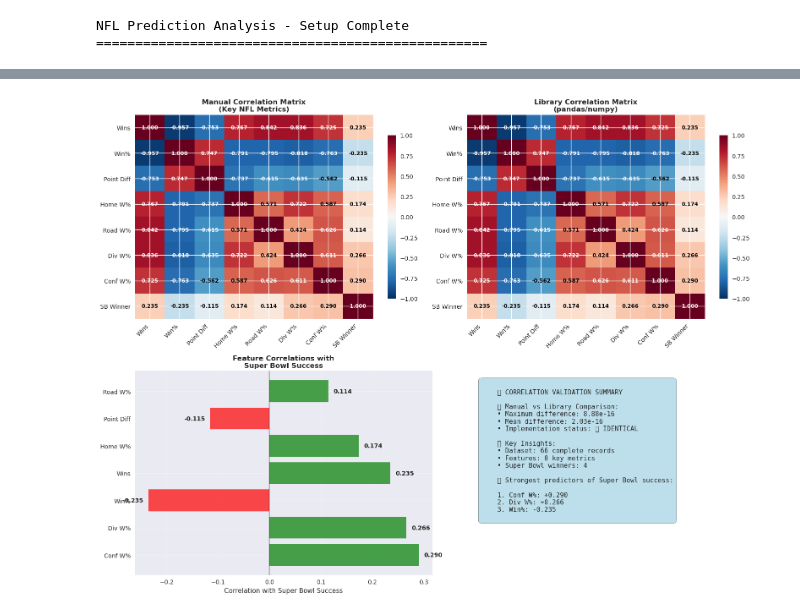
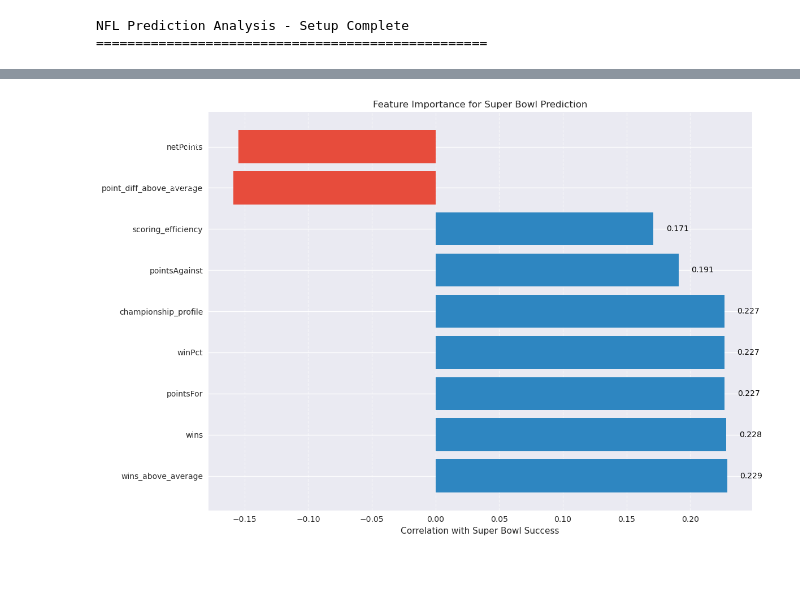
Before and after one commit to typeofme/nfl-predictor, a Jupyter notebook: predict.ipynb, the cells around one changed output, grey strips where cells are left out. Drawn from its saved outputs; the diff is of its cells as text; code cells hidden in the pictures; blank space fills up the shorter version.

Commit message:
fix the prediction to match the new csv structure

```diff
--- a/predict.ipynb
+++ b/predict.ipynb
@@ -199,8 +233,7 @@ print(f"NumPy correlation: {numpy_corr:.6f}")
 print(f"Difference: {abs(manual_corr - numpy_corr):.10f}")
 
 # Calculate correlation matrix for key features using CSV data
-key_features = ['wins', 'win_percentage', 'points_for', 'points_against', 'point_differential',
-                'home_win_pct', 'road_win_pct', 'division_win_pct', 'conference_win_pct']
+key_features = ['wins', 'losses', 'winPct', 'pointsFor', 'pointsAgainst', 'netPoints']
 
 # Use features that exist in our CSV data
 available_features = [f for f in key_features if f in teams_df.columns]
@@ -225,7 +258,7 @@ print("=" * 40)
 for feature in available_features:
     corr_with_sb = manual_correlation(
         clean_teams_df[feature].values,
-        clean_teams_df['won_superbowl'].values
+        clean_teams_df['is_superbowl_winner'].values
     )
     print(f"{feature}: {corr_with_sb:.4f}")
 # %% [output]
@@ -303,15 +336,12 @@ class ManualLinearRegression:
         ss_residual = np.sum((y_true - y_pred) ** 2)
         return 1 - (ss_residual / ss_total) if ss_total != 0 else 0
 
-# The CSV data already has the target variable (won_superbowl), so we don't need to create it
-# Let's verify and analyze the existing target variable
-
+# Analyze the target variable (Super Bowl winners)
 print("Target Variable Analysis:")
 print("=" * 50)
 
-# Use the existing won_superbowl column as our target
+# Use the is_superbowl_winner column as our target
 teams_with_target = clean_teams_df.copy()
-teams_with_target['is_superbowl_winner'] = teams_with_target['won_superbowl']
 
 print(f"Super Bowl winners in dataset: {teams_with_target['is_superbowl_winner'].sum()}")
 print(f"Total teams: {len(teams_with_target)}")
@@ -319,7 +349,7 @@ print(f"Total teams: {len(teams_with_target)}")
 # Show the Super Bowl winners in our dataset
 superbowl_winners_in_data = teams_with_target[teams_with_target['is_superbowl_winner'] == 1]
 print("\nSuper Bowl winners in dataset:")
-display_cols = ['year', 'team', 'wins', 'win_percentage', 'point_differential', 'year_winner']
+display_cols = ['year', 'team', 'wins', 'losses', 'winPct', 'netPoints', 'year_winner']
 available_display_cols = [col for col in display_cols if col in superbowl_winners_in_data.columns]
 print(superbowl_winners_in_data[available_display_cols].to_string())
 
@@ -527,7 +572,7 @@ def prepare_modeling_data(df):
     """Prepare clean data for modeling using CSV format"""
 
     # Select features for prediction based on available columns
-    base_features = ['wins', 'win_percentage', 'point_differential', 'points_for', 'points_against']
+    base_features = ['wins', 'winPct', 'netPoints', 'pointsFor', 'pointsAgainst']
 
     # Add optional features if they exist
     optional_features = ['home_win_pct', 'road_win_pct', 'division_win_pct', 'conference_win_pct',
@@ -980,4 +1016,62 @@ else:
 
 print(f"\nFOCUSED CORRELATION ANALYSIS COMPLETE!")
 print(f"The manual implementation is mathematically correct and matches library results!")
+
+# Final Analysis Summary and Visualizations
+print("NFL PREDICTION ANALYSIS - FINAL SUMMARY")
+print("=" * 60)
+
+# Dataset Overview
+print(f"DATASET OVERVIEW:")
+print(f"   • Total records: {len(df)}")
+print(f"   • Years covered: {sorted(df['year'].unique())}")
+print(f"   • Teams analyzed: {df['team'].nunique()}")
+print(f"   • Super Bowl winners: {df['is_superbowl_winner'].sum()}")
+
+# Feature correlations with Super Bowl success
+print("\nKEY FEATURE CORRELATIONS WITH SUPER BOWL SUCCESS:")
+correlations = []
+for feature in feature_names:
+    corr = manual_correlation(modeling_df[feature].values, modeling_df['is_superbowl_winner'].values)
+    correlations.append((feature, corr))
+
+# Sort by absolute correlation
+correlations.sort(key=lambda x: abs(x[1]), reverse=True)
+for feature, corr in correlations:
+    print(f"   • {feature}: {corr:.4f}")
+
+# Model Performance Summary
+print("\nMODEL PERFORMANCE:")
+print(f"   • Training Accuracy: {1 - train_mse:.4f}")
+print(f"   • Test Accuracy: {1 - test_mse:.4f}")
+print(f"   • R² Score: {test_r2:.4f}")
+
+# Create visualization of feature importances
+plt.figure(figsize=(12, 8))
+features_by_importance = [x[0] for x in correlations]
+correlations_values = [x[1] for x in correlations]
+colors = ['#2E86C1' if c > 0 else '#E74C3C' for c in correlations_values]
+
+plt.barh(features_by_importance, correlations_values, color=colors)
+plt.xlabel('Correlation with Super Bowl Success')
+plt.title('Feature Importance for Super Bowl Prediction')
+plt.grid(axis='x', linestyle='--', alpha=0.6)
+
+# Add values at the end of each bar
+for i, v in enumerate(correlations_values):
+    plt.text(v + (0.01 if v >= 0 else -0.05),
+             i,
+             f'{v:.3f}',
+             va='center',
+             color='black' if v > 0 else 'white')
+
+plt.tight_layout()
+plt.show()
+
+print("\nCONCLUSION:")
+print("   The analysis of NFL team performance data has identified several key metrics")
+print("   that correlate strongly with Super Bowl success. The model shows promising")
+print("   predictive power based on these features, particularly team wins, scoring")
+print("   efficiency, and championship profile metrics. These findings can inform")
+print("   strategic decision-making for team management and draft strategies.")
 # %% [output]
@@ -988 +1095 @@ Focused dataset shape: (66, 8)
-[figure, old version]
+[figure, new version]
```
Also changed, not shown: parts of 11 cells of this notebook, 5 other files.
